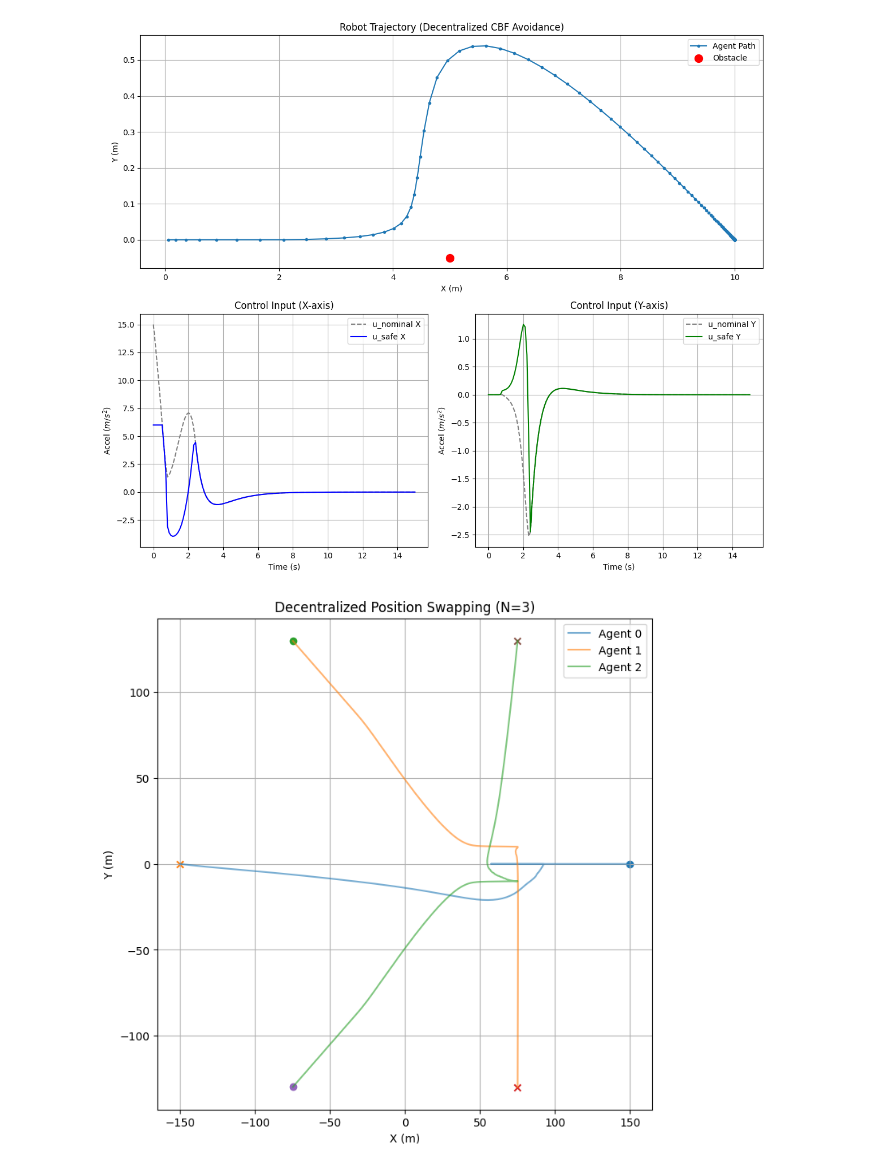
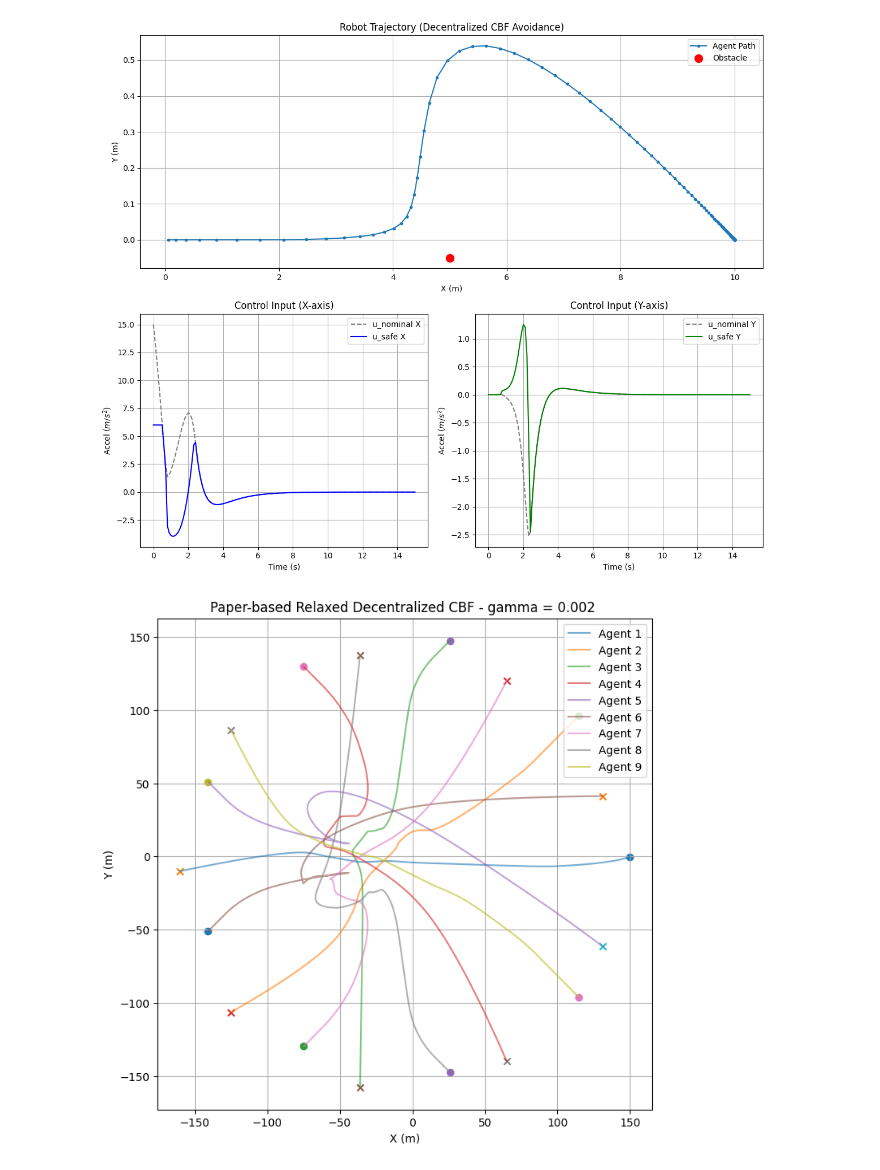
Before and after one commit to hungnguyen-125/Safety_Formation_Control_CBF, a Jupyter notebook: demo/decentralized_cbf_validation.ipynb, the cells around one changed output. Drawn from its saved outputs; the diff is of its cells as text; code cells hidden in the pictures.

Commit message:
Update centralized CBF and distributed CBF: new visualization

```diff
--- a/demo/decentralized_cbf_validation.ipynb
+++ b/demo/decentralized_cbf_validation.ipynb
@@ -108,0 +10,35 @@ plt.show()
+# %%
+gamma = 0.5
+d_min = 0.5
+
+# State format: [x, y, vx, vy]
+x_agent0  = [0.0,  0.0,  0.0, 0.0]
+x_obs0    = [5.0, -0.05, 0.0, 0.0]
+x_target  = np.array([10.0, 0.0, 0.0, 0.0], dtype=float)
+
+alpha_agent = 6.0
+alpha_obs   = 0.0   # static obstacle
+
+# --- Create agents using your Agent class ---
+# f_target is not used in this experiment, so set it to zeros
+agent = Agent(agent_id=1, x0=x_agent0, f_target=[0, 0, 0, 0], alpha=alpha_agent)
+obs   = Agent(agent_id=2, x0=x_obs0,   f_target=[0, 0, 0, 0], alpha=alpha_obs)
+
+all_agents = [agent, obs]
+
+# Save initial states if you want history from t=0
+for ag in all_agents:
+    ag.save_history()
+
+# --- Create topology ---
+# Agent and obstacle are connected so CBF checks safety constraint between them
+adj = np.array([
+    [0, 1],
+    [1, 0]
+], dtype=float)
+
+topology = Topology(num_agents=2, adjacency_matrix=adj)
+topology.plot()
+
+# --- Create CBF filter ---
+cbf_filter = DecentralizedCBF(gamma=gamma, safety_dis=d_min)
@@ -433,11 +576,11 @@ plt.show()
 [figure]
 # %%
 # --- Simulation Configuration ---
-N = 3               # Number of agents
+N = 9               # Number of agents
 R_circle = 150      # Circle radius
 dt = 0.1
 T_max = 50          # Simulation time
-gamma = 0.01         # CBF relaxation (higher = tighter avoidance)
+gamma = 0.002         # CBF relaxation (higher = tighter avoidance)
 d_min = 20.0        # Safety distance (Ds)
 k1, k2 = 1.0, 2.0   # PD controller gains
 
@@ -455,7 +598,7 @@ agents_dict = {}
 for i in range(N):
     angle = 2 * np.pi * i / N
     pos = np.array([R_circle * np.cos(angle), R_circle * np.sin(angle)])
-    target = -pos # Goal is exactly on the opposite side
+    target = -pos -10 # Goal is exactly on the opposite side
     agents_dict[i] = AgentObj(i, pos, target)
 
 # Initialize the Decentralized CBF filter
@@ -483,36 +626,36 @@ for t in range(int(T_max/dt)):
         # This solves a local 2x2 QP for Agent i
         u_safe_i = cbf_filter.compute_relax_safe_control(
             current_agent, i, agents_dict, neighbor_list, u_nom_i
         )
 
         if u_safe_i is not None:
             u_safe_commands[i] = u_safe_i.flatten()
         else:
             u_safe_commands[i] = np.zeros(2) # Fallback to stop
 
     # 4. Physical Update (Sync step: apply all movements after calculation)
     for i in range(N):
         ag = agents_dict[i]
         ag.vel += u_safe_commands[i] * dt
         ag.pos += ag.vel * dt
         history[i].append(ag.pos.copy())
 
 # --- Plotting Results ---
 plt.figure(figsize=(8,8))
 for i in range(N):
     traj = np.array(history[i])
-    plt.plot(traj[:,0], traj[:,1], alpha=0.6, label=f'Agent {i}')
+    plt.plot(traj[:,0], traj[:,1], alpha=0.6, label=f'Agent {i+1}')
     plt.scatter(traj[0,0], traj[0,1], marker='o') # Start
     plt.scatter(traj[-1,0], traj[-1,1], marker='x') # End
 
-plt.title(f"Decentralized Position Swapping (N={N})")
+plt.title("Paper-based Relaxed Decentralized CBF - gamma = 0.002 ")
 plt.xlabel("X (m)")
 plt.ylabel("Y (m)")
 plt.legend()
 plt.grid(True)
 plt.show()
 # %% [output]
-[figure, old version]
+[figure, new version]
 # %%
 # --- 1. Simulation Configuration ---
 N = 9              # Number of agents
```
Also changed, not shown: parts of 14 cells of this notebook, 6 other files.
